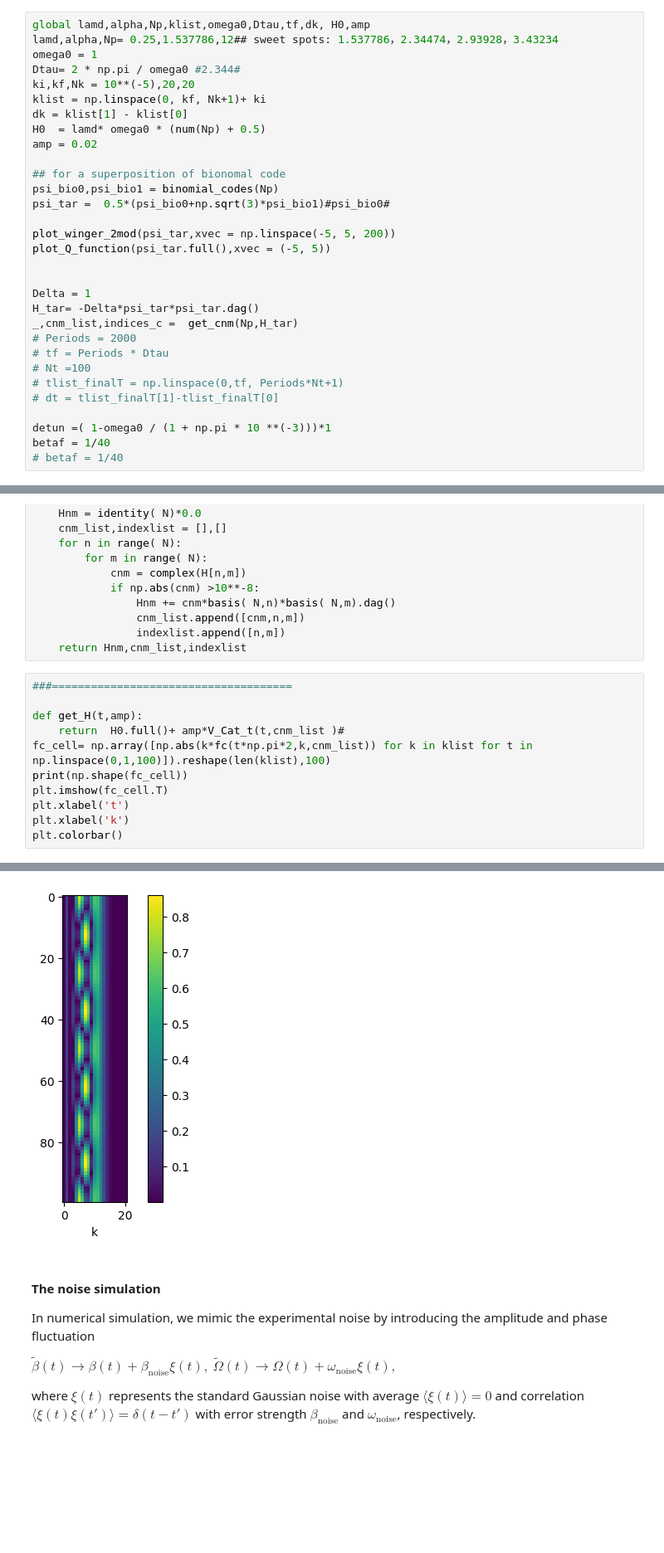
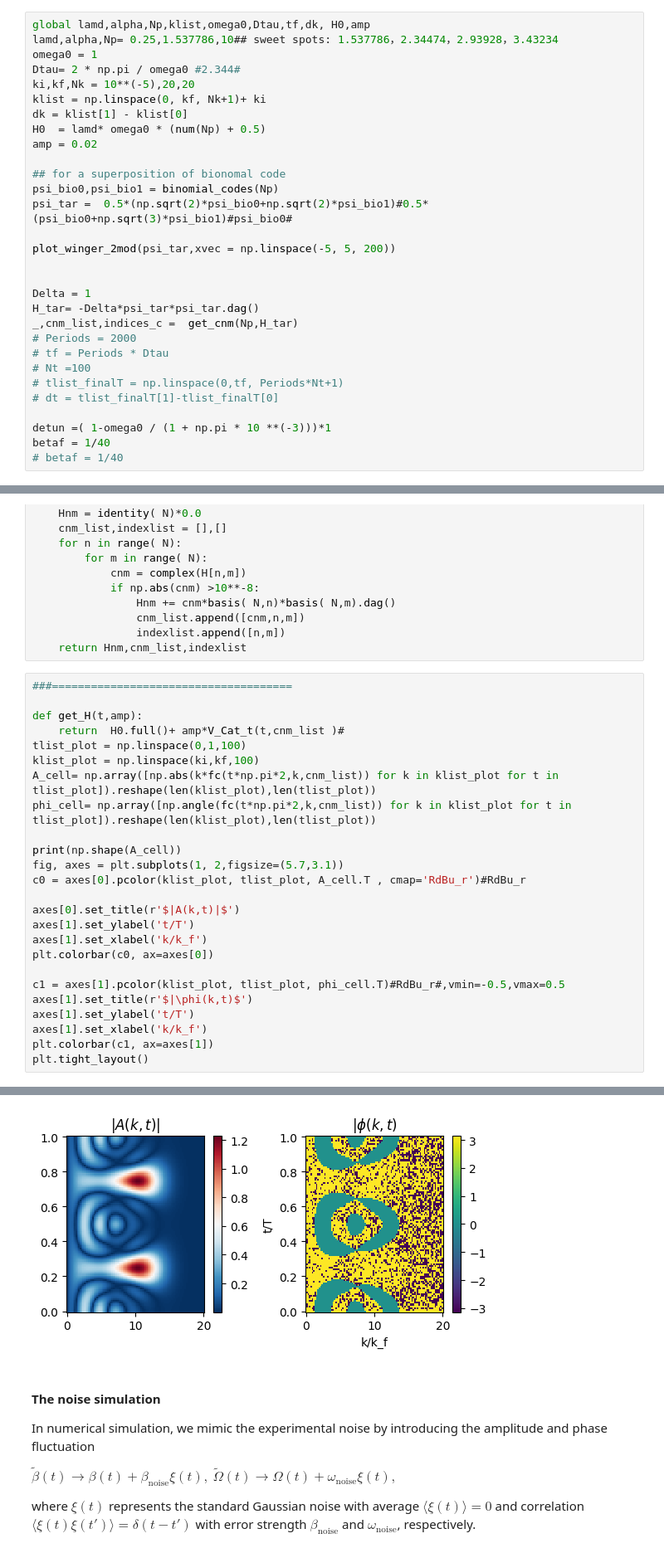
Before and after one commit to huangtangy/QLG, a Jupyter notebook: main_QLG_adiabatic.ipynb, the cells around one changed output, grey strips where cells are left out. Shown at 83% size. Drawn from its saved outputs; the diff is of its cells as text; blank space fills up the shorter version.

```diff
--- a/main_QLG_adiabatic.ipynb
+++ b/main_QLG_adiabatic.ipynb
@@ -264,6 +239,6 @@ $|\psi_{bio}\rangle = \frac{1}{2}(|0\rangle+\sqrt{3}|4\rangle)$.
 # %%
 global lamd,alpha,Np,klist,omega0,Dtau,tf,dk, H0,amp
-lamd,alpha,Np= 0.25,1.537786,12## sweet spots: 1.537786，2.34474，2.93928，3.43234
+lamd,alpha,Np= 0.25,1.537786,10## sweet spots: 1.537786，2.34474，2.93928，3.43234
 omega0 = 1
 Dtau= 2 * np.pi / omega0 #2.344#
 ki,kf,Nk = 10**(-5),20,20
@@ -274,10 +249,9 @@ amp = 0.02
 
 ## for a superposition of bionomal code
 psi_bio0,psi_bio1 = binomial_codes(Np)
-psi_tar =  0.5*(psi_bio0+np.sqrt(3)*psi_bio1)#psi_bio0#
+psi_tar =  0.5*(np.sqrt(2)*psi_bio0+np.sqrt(2)*psi_bio1)#0.5*(psi_bio0+np.sqrt(3)*psi_bio1)#psi_bio0#
 
 plot_winger_2mod(psi_tar,xvec = np.linspace(-5, 5, 200))
-plot_Q_function(psi_tar.full(),xvec = (-5, 5))
 
 
 Delta = 1
@@ -379,10 +352,24 @@ def get_cnm(N,H):
 
 def get_H(t,amp):
     return  H0.full()+ amp*V_Cat_t(t,cnm_list )#
-fc_cell= np.array([np.abs(k*fc(t*np.pi*2,k,cnm_list)) for k in klist for t in np.linspace(0,1,100)]).reshape(len(klist),100)
-print(np.shape(fc_cell))
-plt.imshow(fc_cell.T)
-plt.xlabel('t')
-plt.xlabel('k')
-plt.colorbar()
+tlist_plot = np.linspace(0,1,100)
+klist_plot = np.linspace(ki,kf,100)
+A_cell= np.array([np.abs(k*fc(t*np.pi*2,k,cnm_list)) for k in klist_plot for t in tlist_plot]).reshape(len(klist_plot),len(tlist_plot))
+phi_cell= np.array([np.angle(fc(t*np.pi*2,k,cnm_list)) for k in klist_plot for t in tlist_plot]).reshape(len(klist_plot),len(tlist_plot))
+
+print(np.shape(A_cell))
+fig, axes = plt.subplots(1, 2,figsize=(5.7,3.1))
+c0 = axes[0].pcolor(klist_plot, tlist_plot, A_cell.T , cmap='RdBu_r')#RdBu_r
+
+axes[0].set_title(r'$|A(k,t)|$')
+axes[1].set_ylabel('t/T')
+axes[1].set_xlabel('k/k_f')
+plt.colorbar(c0, ax=axes[0])
+
+c1 = axes[1].pcolor(klist_plot, tlist_plot, phi_cell.T)#RdBu_r#,vmin=-0.5,vmax=0.5
+axes[1].set_title(r'$|\phi(k,t)$')
+axes[1].set_ylabel('t/T')
+axes[1].set_xlabel('k/k_f')
+plt.colorbar(c1, ax=axes[1])
+plt.tight_layout()
 # %% [output]
@@ -391,4 +377,4 @@ plt.colorbar()
-[figure, old version]
+[figure, new version]
 # %% [markdown]
 #### The noise simulation
 
```
Also changed, not shown: parts of 9 cells of this notebook.
